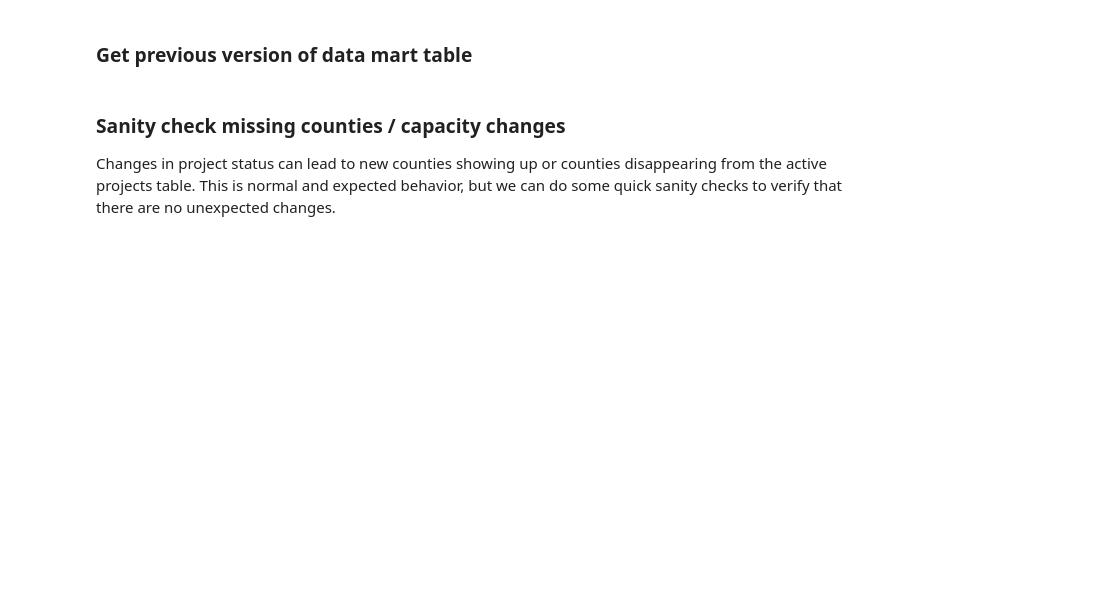
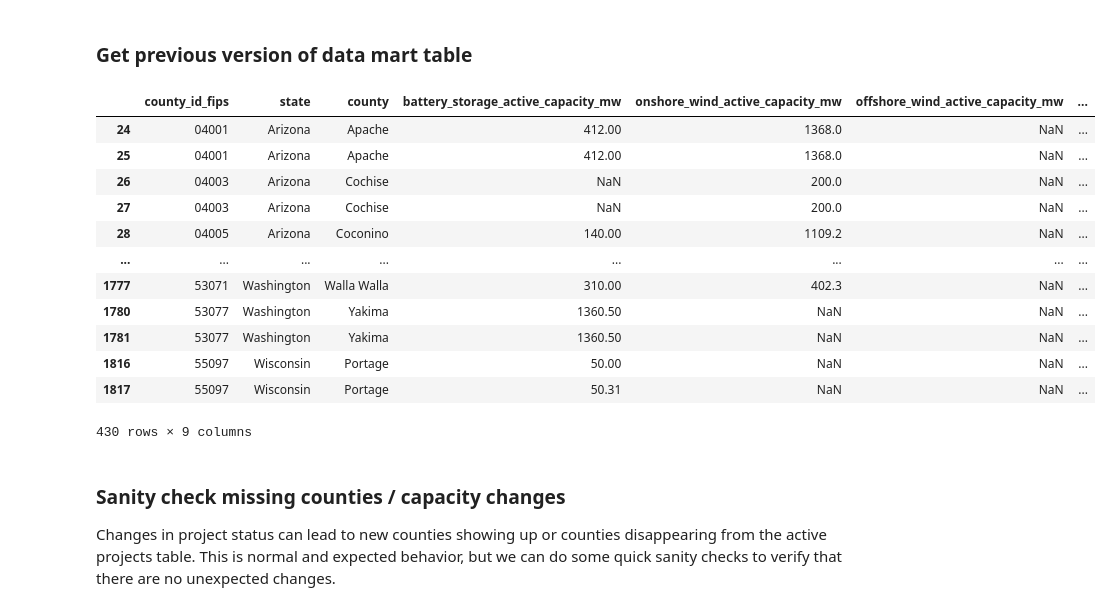
Before and after one commit to deployment-gap-model-education-fund/deployment-gap-model, a Jupyter notebook: notebooks/data_updates/interconnection_fyi/interconnection-fyi-update.ipynb, the cells around one changed output. Drawn from its saved outputs; the diff is of its cells as text; code cells hidden in the pictures; blank space fills up the shorter version.

Commit message:
Add diff_df to notebook

```diff
--- a/notebooks/data_updates/interconnection_fyi/interconnection-fyi-update.ipynb
+++ b/notebooks/data_updates/interconnection_fyi/interconnection-fyi-update.ipynb
@@ -168,6 +185,24 @@ def get_bigquery_table(dataset_id, table_name, project_id="dbcp-dev-350818") ->
     return client.query(f"SELECT * FROM `{table_ref}`").to_dataframe()
 
 old_fyi_projects_active = get_bigquery_table("data_mart_dev", fyi_active_projects_table_name)
+# %%
+# Get detailed diff of both tables
+diff_df = fyi_projects_active.merge(old_fyi_projects_active, how='outer', indicator=True)
+diff_df[diff_df._merge != 'both']
+# %% [output]
+|  | county_id_fips | state | county | battery_storage_active_capacity_mw | onshore_wind_active_capacity_mw | offshore_wind_active_capacity_mw | ... |
+| 24 | 04001 | Arizona | Apache | 412.00 | 1368.0 | NaN | ... |
+| 25 | 04001 | Arizona | Apache | 412.00 | 1368.0 | NaN | ... |
+| 26 | 04003 | Arizona | Cochise | NaN | 200.0 | NaN | ... |
+| 27 | 04003 | Arizona | Cochise | NaN | 200.0 | NaN | ... |
+| 28 | 04005 | Arizona | Coconino | 140.00 | 1109.2 | NaN | ... |
+| ... | ... | ... | ... | ... | ... | ... | ... |
+| 1777 | 53071 | Washington | Walla Walla | 310.00 | 402.3 | NaN | ... |
+| 1780 | 53077 | Washington | Yakima | 1360.50 | NaN | NaN | ... |
+| 1781 | 53077 | Washington | Yakima | 1360.50 | NaN | NaN | ... |
+| 1816 | 55097 | Wisconsin | Portage | 50.00 | NaN | NaN | ... |
+| 1817 | 55097 | Wisconsin | Portage | 50.31 | NaN | NaN | ... |
+430 rows × 9 columns
 # %% [markdown]
 ### Sanity check missing counties / capacity changes
 Changes in project status can lead to new counties showing up or counties disappearing from the active projects table. This is normal and expected behavior, but we can do some quick sanity checks to verify that there are no unexpected changes.
```
Also changed, not shown: parts of 1 cell of this notebook.
